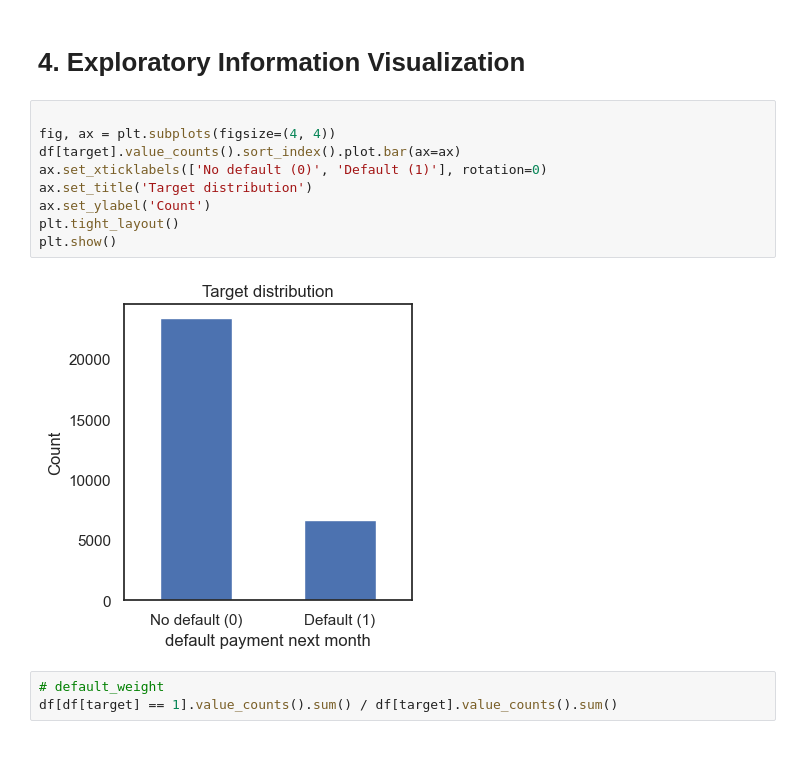
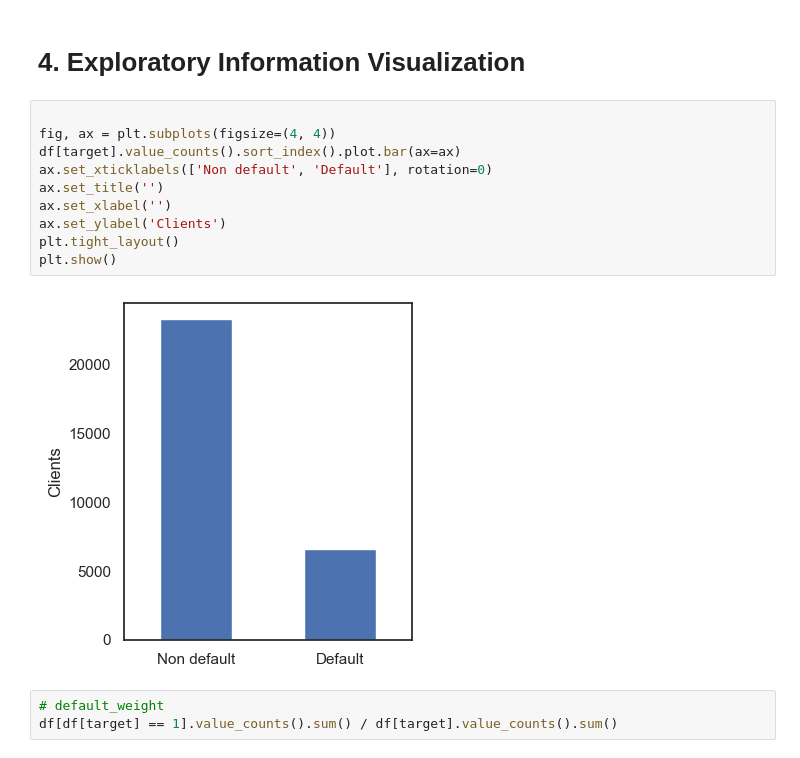
Before and after one commit to nh-nhathoang/default-of-credit-card-clients, a Jupyter notebook: EDA.ipynb, the cells around one changed output. Drawn from its saved outputs; the diff is of its cells as text.

Commit message:
docs: modify target plot

```diff
--- a/EDA.ipynb
+++ b/EDA.ipynb
@@ -151,14 +151,15 @@ plt.tight_layout()
 # %%
 
 fig, ax = plt.subplots(figsize=(4, 4))
 df[target].value_counts().sort_index().plot.bar(ax=ax)
-ax.set_xticklabels(['No default (0)', 'Default (1)'], rotation=0)
-ax.set_title('Target distribution')
-ax.set_ylabel('Count')
+ax.set_xticklabels(['Non default', 'Default'], rotation=0)
+ax.set_title('')
+ax.set_xlabel('')
+ax.set_ylabel('Clients')
 plt.tight_layout()
 plt.show()
 # %% [output]
-[figure, old version]
+[figure, new version]
 # %%
 # default_weight
 df[df[target] == 1].value_counts().sum() / df[target].value_counts().sum()
```
